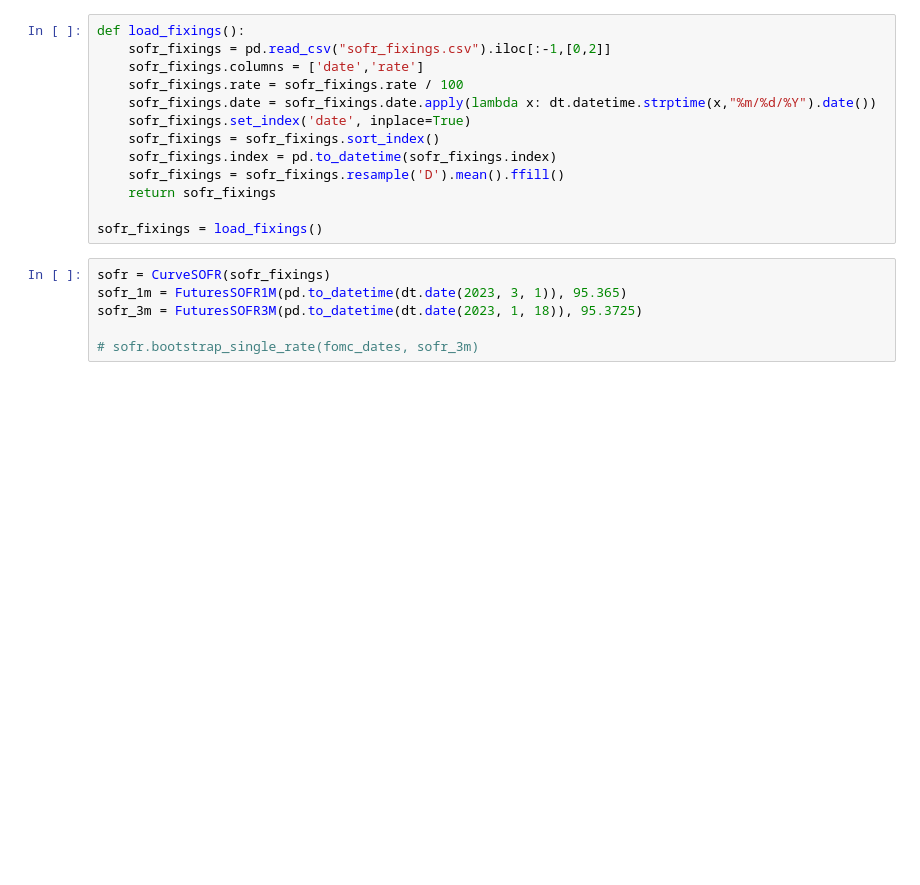
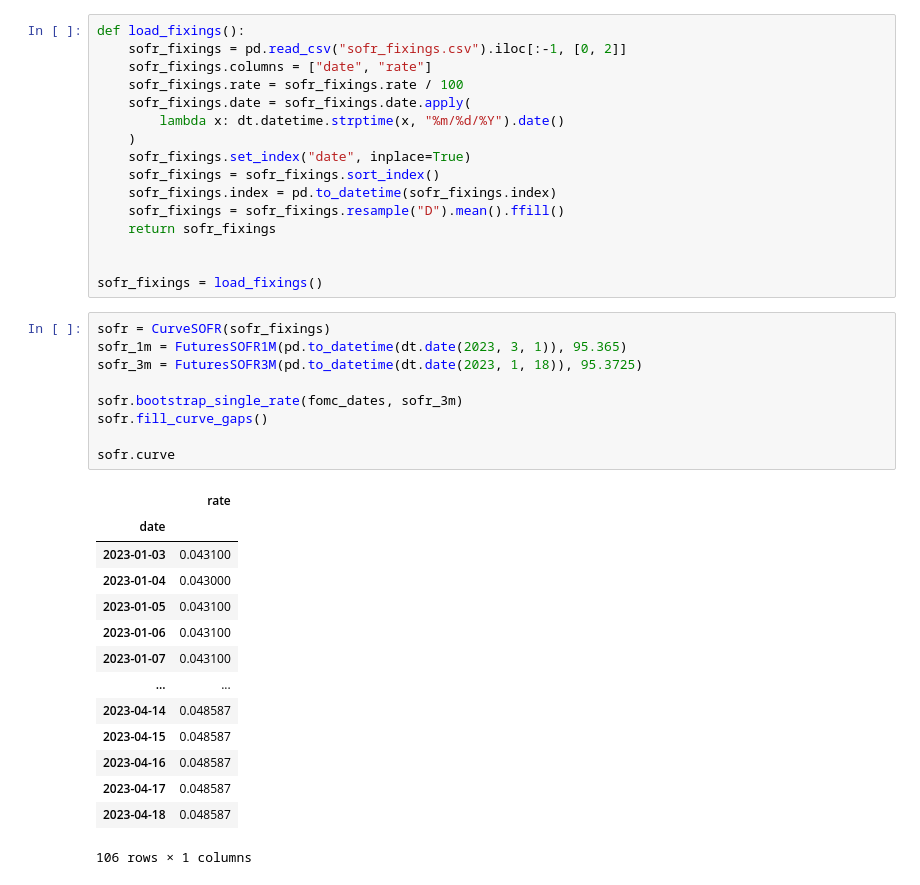
Before and after one commit to George-Holbrow-Wilshaw/MarketsCode, a Jupyter notebook: curves.ipynb, the cells around one changed output. Saved outputs shown, nothing was run; the diff lists cells and outputs as text; blank space fills up the shorter version.

```diff
--- a/curves.ipynb
+++ b/curves.ipynb
@@ -182,19 +210,40 @@ class FuturesSOFR3M(Futures):
 # %%
 def load_fixings():
-    sofr_fixings = pd.read_csv("sofr_fixings.csv").iloc[:-1,[0,2]]
-    sofr_fixings.columns = ['date','rate']
+    sofr_fixings = pd.read_csv("sofr_fixings.csv").iloc[:-1, [0, 2]]
+    sofr_fixings.columns = ["date", "rate"]
     sofr_fixings.rate = sofr_fixings.rate / 100
-    sofr_fixings.date = sofr_fixings.date.apply(lambda x: dt.datetime.strptime(x,"%m/%d/%Y").date())
-    sofr_fixings.set_index('date', inplace=True)
+    sofr_fixings.date = sofr_fixings.date.apply(
+        lambda x: dt.datetime.strptime(x, "%m/%d/%Y").date()
+    )
+    sofr_fixings.set_index("date", inplace=True)
     sofr_fixings = sofr_fixings.sort_index()
     sofr_fixings.index = pd.to_datetime(sofr_fixings.index)
-    sofr_fixings = sofr_fixings.resample('D').mean().ffill()
+    sofr_fixings = sofr_fixings.resample("D").mean().ffill()
     return sofr_fixings
 
+
 sofr_fixings = load_fixings()
 # %%
 sofr = CurveSOFR(sofr_fixings)
 sofr_1m = FuturesSOFR1M(pd.to_datetime(dt.date(2023, 3, 1)), 95.365)
 sofr_3m = FuturesSOFR3M(pd.to_datetime(dt.date(2023, 1, 18)), 95.3725)
 
-# sofr.bootstrap_single_rate(fomc_dates, sofr_3m)
+sofr.bootstrap_single_rate(fomc_dates, sofr_3m)
+sofr.fill_curve_gaps()
+
+sofr.curve
+# %% [output]
+|  | rate |
+| date |  |
+| 2023-01-03 | 0.043100 |
+| 2023-01-04 | 0.043000 |
+| 2023-01-05 | 0.043100 |
+| 2023-01-06 | 0.043100 |
+| 2023-01-07 | 0.043100 |
+| ... | ... |
+| 2023-04-14 | 0.048587 |
+| 2023-04-15 | 0.048587 |
+| 2023-04-16 | 0.048587 |
+| 2023-04-17 | 0.048587 |
+| 2023-04-18 | 0.048587 |
+106 rows × 1 columns
```
Also changed, not shown: parts of 11 cells of this notebook, 3 other files.
